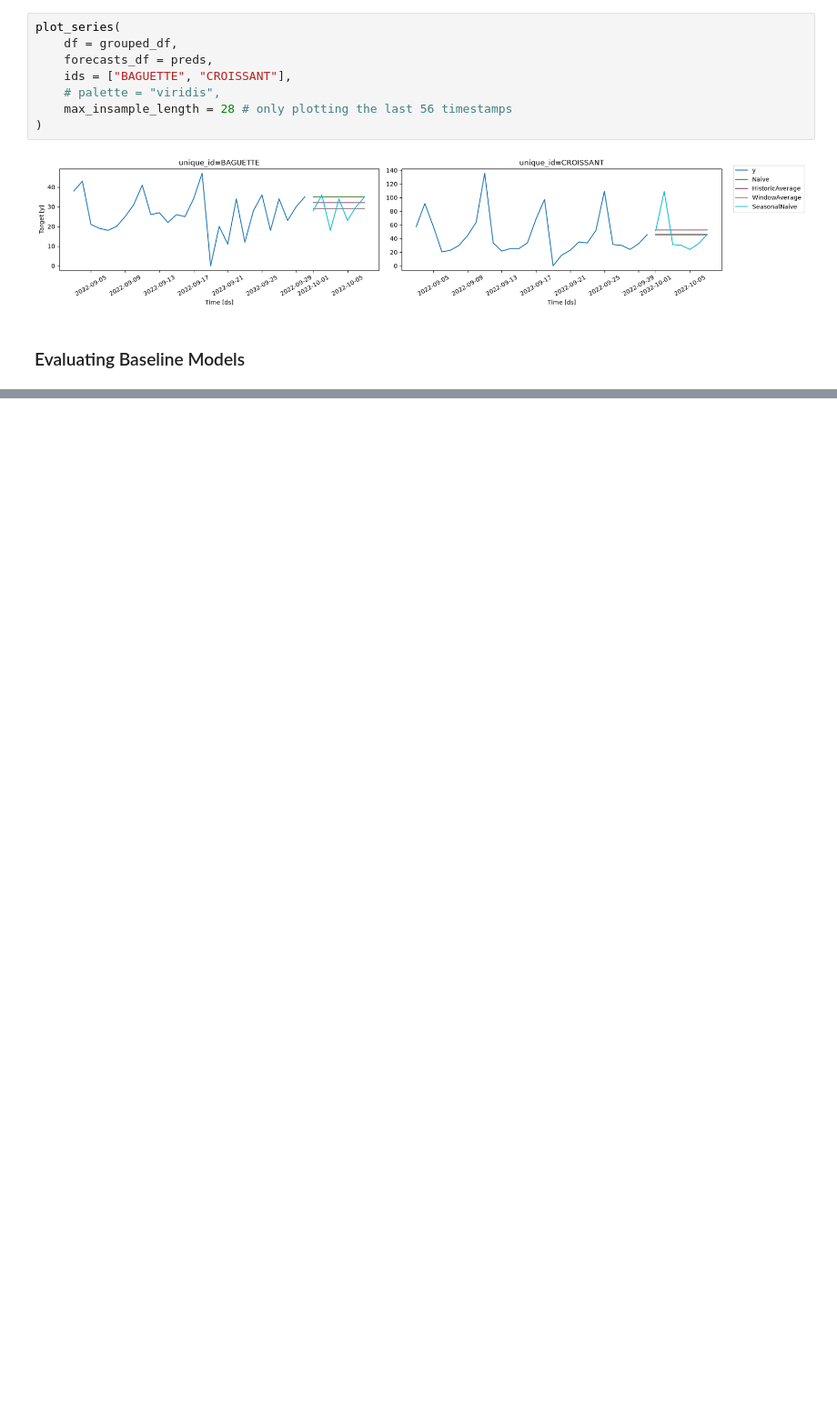
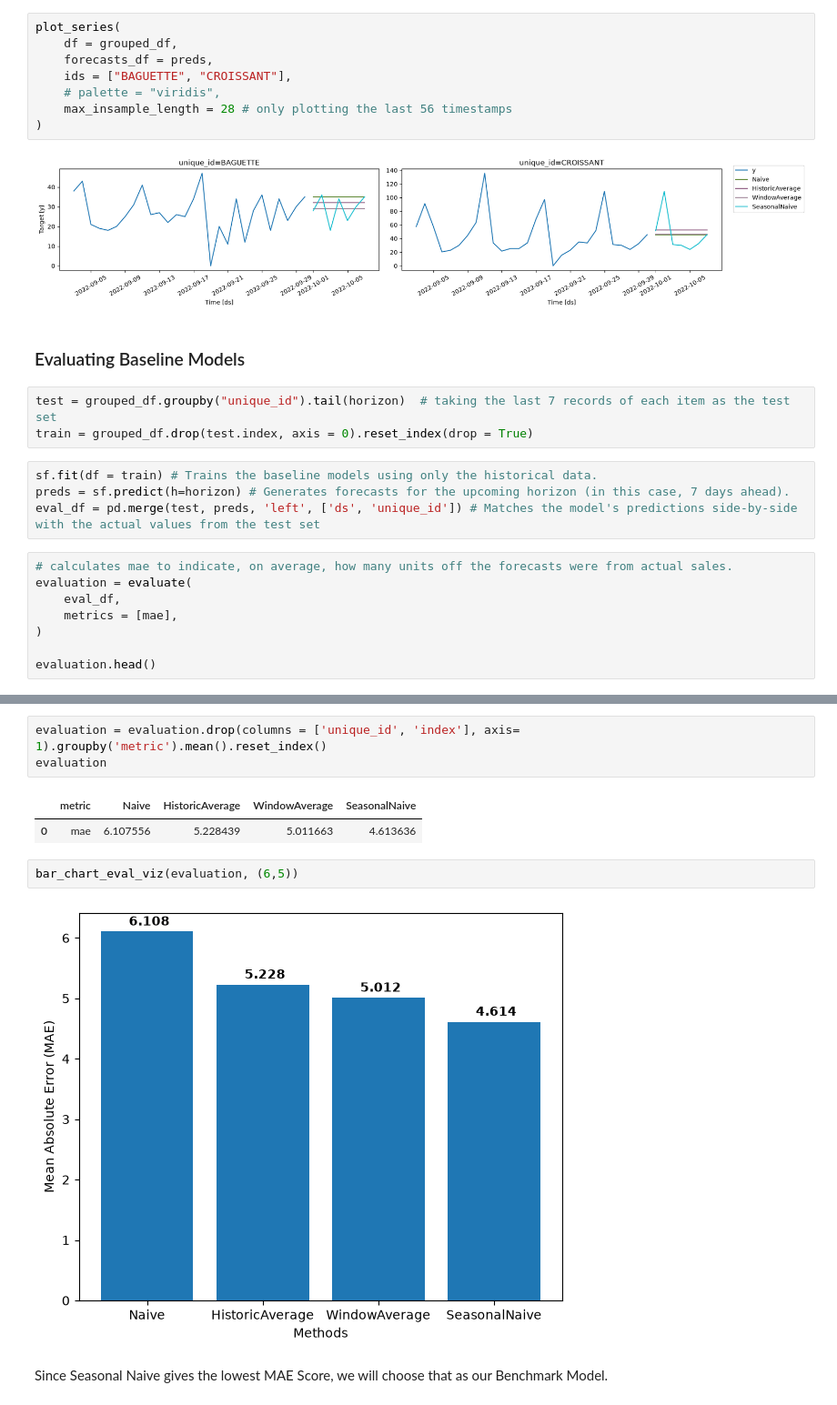
Before and after one commit to GauriR011/Time-Series-Analysis-With-Statistical-Models, a Jupyter notebook: main.ipynb, the cells around one changed output, grey strips where cells are left out. Shown at 91% size. Saved outputs shown, nothing was run; the diff lists cells and outputs as text; blank space fills up the shorter version.

Commit message:
ARIMA, SARIMA implementation, evaluation of models

```diff
--- a/main.ipynb
+++ b/main.ipynb
@@ -80,3 +138,18 @@ plot_series(
 [figure]
 # %% [markdown]
 ### Evaluating Baseline Models
+# %%
+test = grouped_df.groupby("unique_id").tail(horizon)  # taking the last 7 records of each item as the test set
+train = grouped_df.drop(test.index, axis = 0).reset_index(drop = True)
+# %%
+sf.fit(df = train) # Trains the baseline models using only the historical data.
+preds = sf.predict(h=horizon) # Generates forecasts for the upcoming horizon (in this case, 7 days ahead).
+eval_df = pd.merge(test, preds, 'left', ['ds', 'unique_id']) # Matches the model's predictions side-by-side with the actual values from the test set
+# %%
+# calculates mae to indicate, on average, how many units off the forecasts were from actual sales.
+evaluation = evaluate(
+    eval_df,
+    metrics = [mae],
+)
+
+evaluation.head()
@@ -82,0 +163,12 @@ plot_series(
+# %%
+evaluation = evaluation.drop(columns = ['unique_id', 'index'], axis= 1).groupby('metric').mean().reset_index()
+evaluation
+# %% [output]
+|  | metric | Naive | HistoricAverage | WindowAverage | SeasonalNaive |
+| 0 | mae | 6.107556 | 5.228439 | 5.011663 | 4.613636 |
+# %%
+bar_chart_eval_viz(evaluation, (6,5))
+# %% [output]
+[figure, added]
+# %% [markdown]
+Since Seasonal Naive gives the lowest MAE Score, we will choose that as our Benchmark Model.
```
Also changed, not shown: parts of 22 cells of this notebook.
